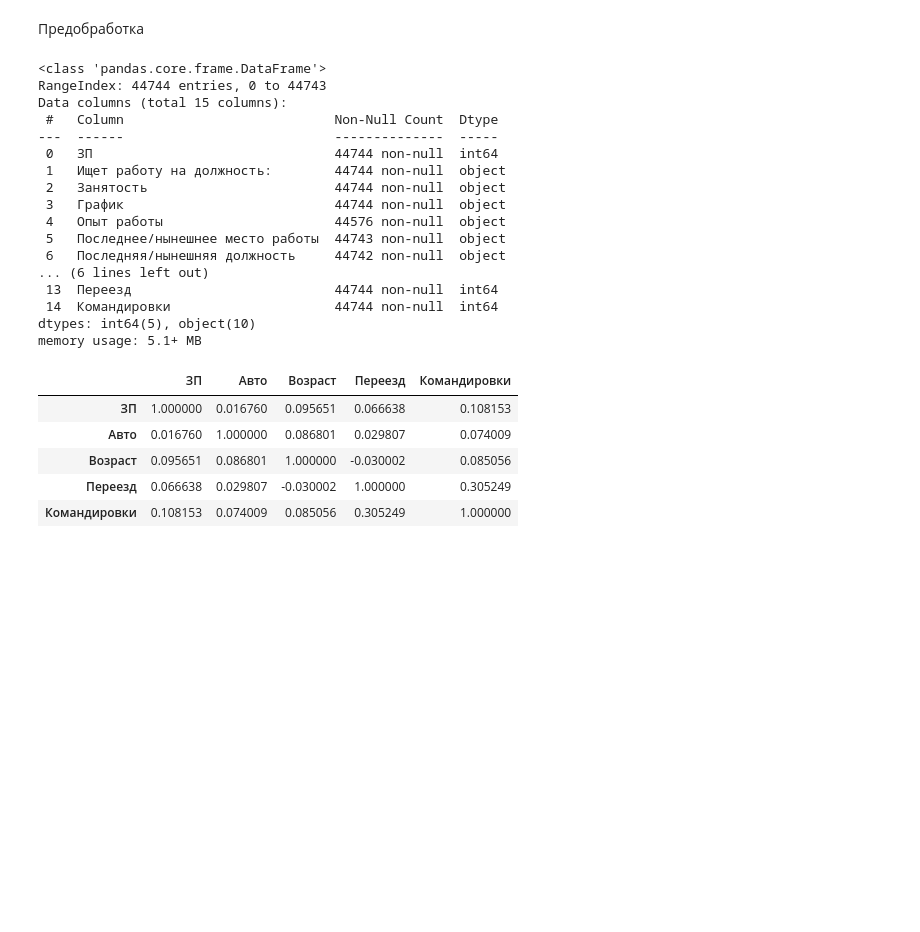
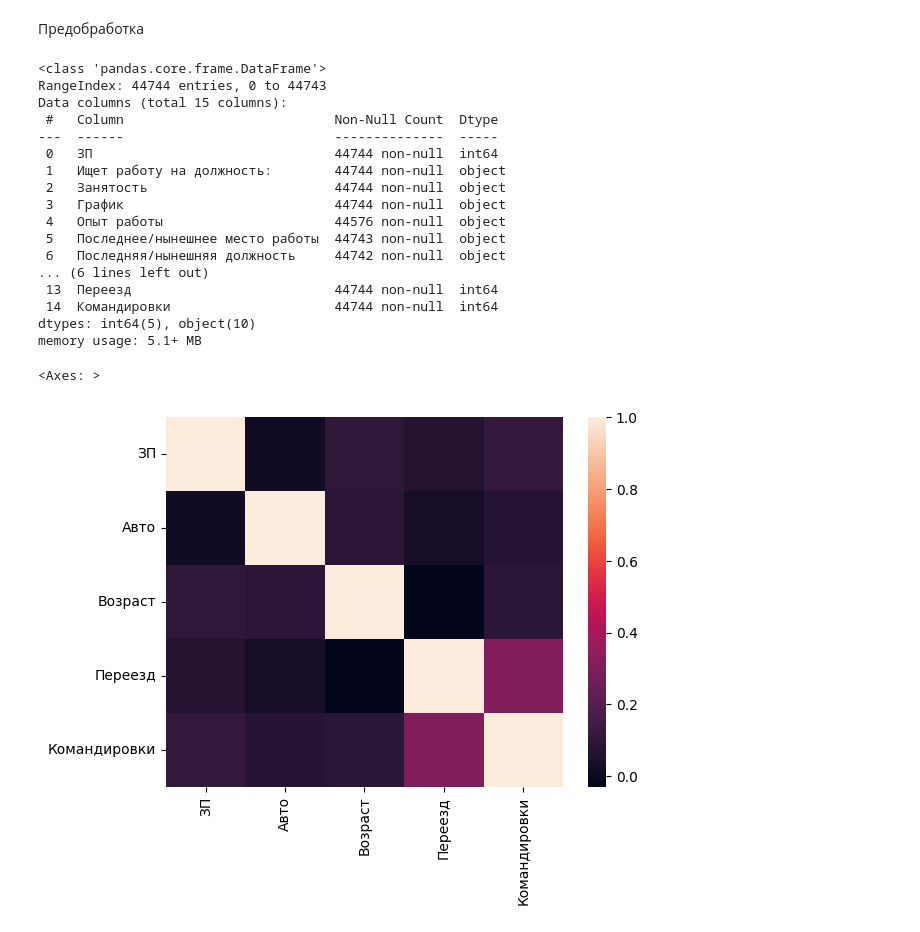
Before and after one commit to mrJimed/hh_dataset, a Jupyter notebook: hh_dataset.ipynb, the cells around one changed output. Saved outputs shown, nothing was run; the diff lists cells and outputs as text; code cells hidden in the pictures; blank space fills up the shorter version.

Commit message:
Добавил heatmap для корреляции

```diff
--- a/hh_dataset.ipynb
+++ b/hh_dataset.ipynb
@@ -77,29 +78,28 @@ if df.columns.__contains__('Город, переезд, командировки
     df['Командировки'] = trip_col
     df = df.drop(columns=['Город, переезд, командировки'])
 # %%
+import seaborn as sns
+
 df.info()
 df.corr(numeric_only=True)
+sns.heatmap(df.corr(numeric_only=True))
 # %% [output]
 <class 'pandas.core.frame.DataFrame'>
 RangeIndex: 44744 entries, 0 to 44743
 Data columns (total 15 columns):
  #   Column                           Non-Null Count  Dtype
 ---  ------                           --------------  -----
  0   ЗП                               44744 non-null  int64
  1   Ищет работу на должность:        44744 non-null  object
  2   Занятость                        44744 non-null  object
  3   График                           44744 non-null  object
  4   Опыт работы                      44576 non-null  object
  5   Последнее/нынешнее место работы  44743 non-null  object
  6   Последняя/нынешняя должность     44742 non-null  object
 ... (6 lines left out)
  13  Переезд                          44744 non-null  int64
  14  Командировки                     44744 non-null  int64
 dtypes: int64(5), object(10)
 memory usage: 5.1+ MB
-|  | ЗП | Авто | Возраст | Переезд | Командировки |
-| ЗП | 1.000000 | 0.016760 | 0.095651 | 0.066638 | 0.108153 |
-| Авто | 0.016760 | 1.000000 | 0.086801 | 0.029807 | 0.074009 |
-| Возраст | 0.095651 | 0.086801 | 1.000000 | -0.030002 | 0.085056 |
-| Переезд | 0.066638 | 0.029807 | -0.030002 | 1.000000 | 0.305249 |
-| Командировки | 0.108153 | 0.074009 | 0.085056 | 0.305249 | 1.000000 |
+<Axes: >
+[figure, added]
```
Also changed, not shown: parts of 1 cell of this notebook.
